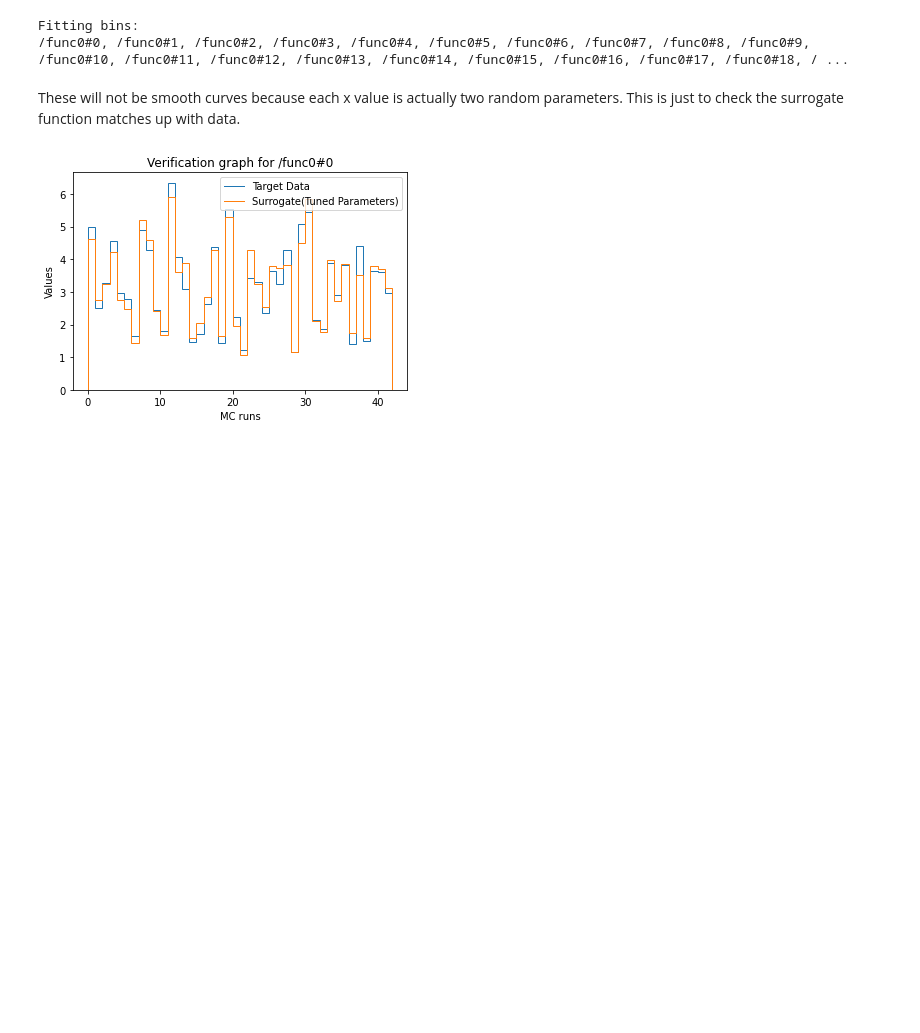
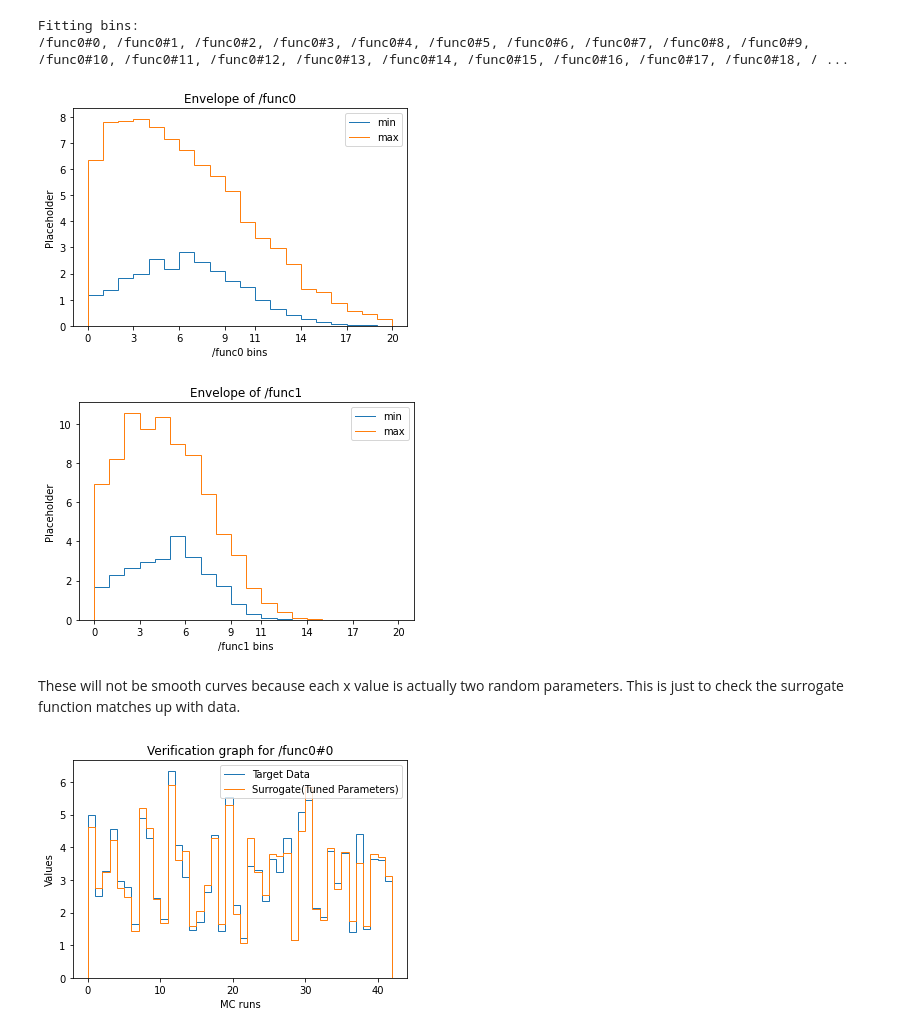
Before and after one commit to Jeffae-Schroff/apprentice-jax, a Jupyter notebook: polyfit_test.ipynb, the cells around one changed output. Drawn from its saved outputs; the diff is of its cells as text; code cells hidden in the pictures; blank space fills up the shorter version.

```diff
--- a/polyfit_test.ipynb
+++ b/polyfit_test.ipynb
@@ -5,6 +5,11 @@ dumber_fits = Polyfit('dummy_data/fits.npz', covariance = False)
 # %% [output]
 Fitting bins:
 /func0#0, /func0#1, /func0#2, /func0#3, /func0#4, /func0#5, /func0#6, /func0#7, /func0#8, /func0#9, /func0#10, /func0#11, /func0#12, /func0#13, /func0#14, /func0#15, /func0#16, /func0#17, /func0#18, / ...
+# %%
+dummy_fits.graph_envelope()
+# %% [output]
+[figure, added]
+[figure, added]
 # %% [markdown]
 These will not be smooth curves because each x value is actually two random parameters. This is just to check the surrogate function matches up with data.
 # %%
```
Also changed, not shown: 3 other files.
